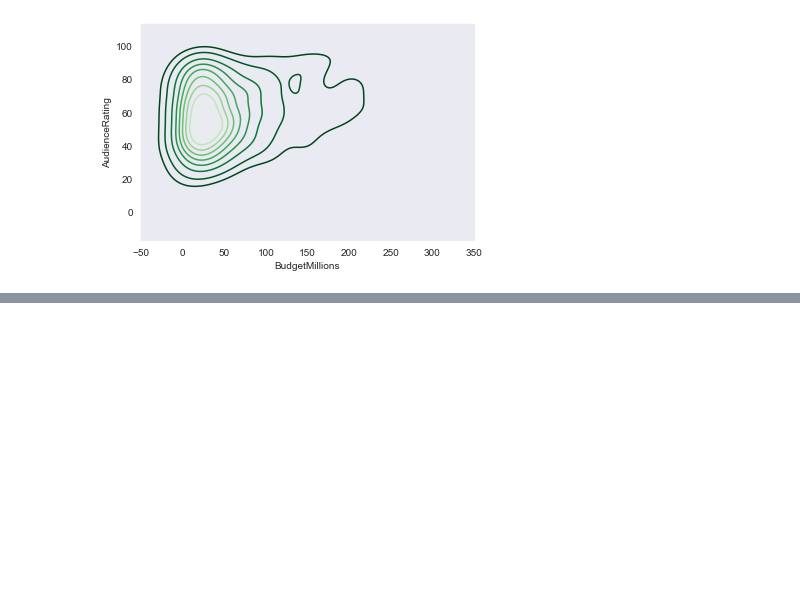
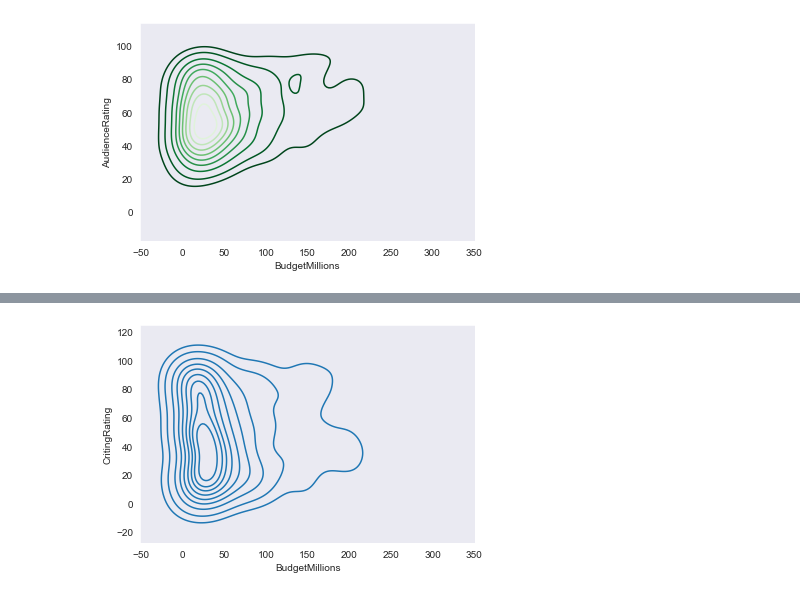
Before and after one commit to 07vikash/Movie-Rating-analysis, a Jupyter notebook: Movie-rating-analysis.ipynb, the cells around one changed output, grey strips where cells are left out. Drawn from its saved outputs; the diff is of its cells as text; code cells hidden in the pictures; blank space fills up the shorter version.

```diff
--- a/Movie-rating-analysis.ipynb
+++ b/Movie-rating-analysis.ipynb
@@ -371,0 +374,4 @@ kk01 = sns.kdeplot(movieData.BudgetMillions, movieData.Audience)
+# %%
+kk02 = sns.kdeplot(movieData.BudgetMillions, movieData.CritingRating)
+# %% [output]
+[figure, added]
```
Also changed, not shown: parts of 4 cells of this notebook.
